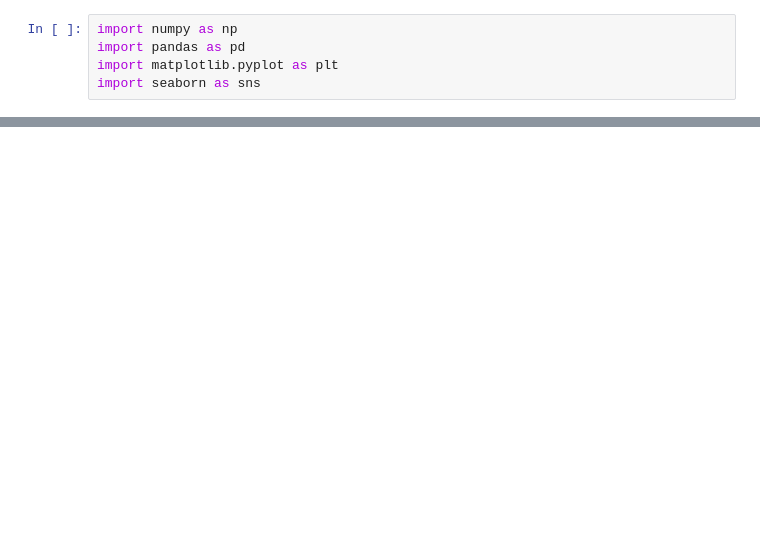
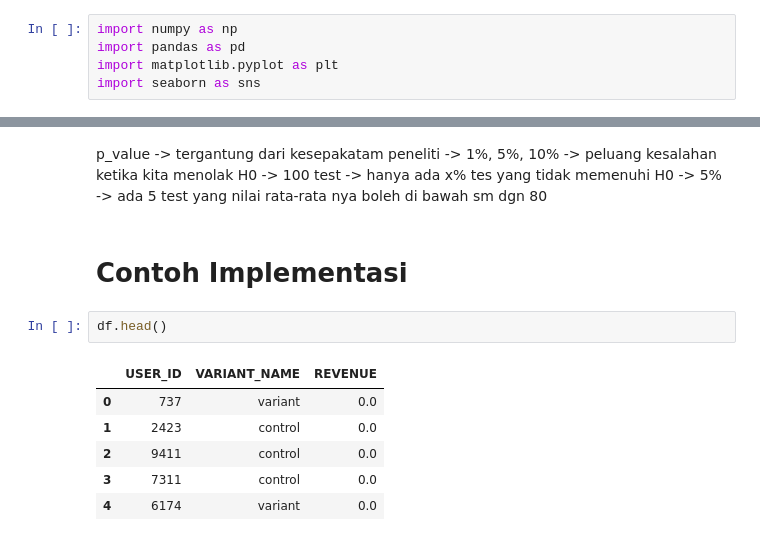
Before and after one commit to TurmaeUrsorum/Data_Science, a Jupyter notebook: 7. Hypothesis Testing/hipotetisi_testing.ipynb, the cells around one changed output, grey strips where cells are left out. Drawn from its saved outputs; the diff is of its cells as text; blank space fills up the shorter version.

```diff
--- a/7. Hypothesis Testing/hipotetisi_testing.ipynb
+++ b/7. Hypothesis Testing/hipotetisi_testing.ipynb
@@ -21,0 +55,16 @@ df.head(10)
+# %% [markdown]
+p_value -> tergantung dari kesepakatam peneliti -> 1%, 5%, 10%
+-> peluang kesalahan ketika kita menolak H0
+-> 100 test -> hanya ada x% tes yang tidak memenuhi H0
+-> 5% -> ada 5 test yang nilai rata-rata nya boleh di bawah sm dgn 80
+# %% [markdown]
+# Contoh Implementasi
+# %%
+df.head()
+# %% [output]
+|  | USER_ID | VARIANT_NAME | REVENUE |
+| 0 | 737 | variant | 0.0 |
+| 1 | 2423 | control | 0.0 |
+| 2 | 9411 | control | 0.0 |
+| 3 | 7311 | control | 0.0 |
+| 4 | 6174 | variant | 0.0 |
```
Also changed, not shown: parts of 55 cells of this notebook.
